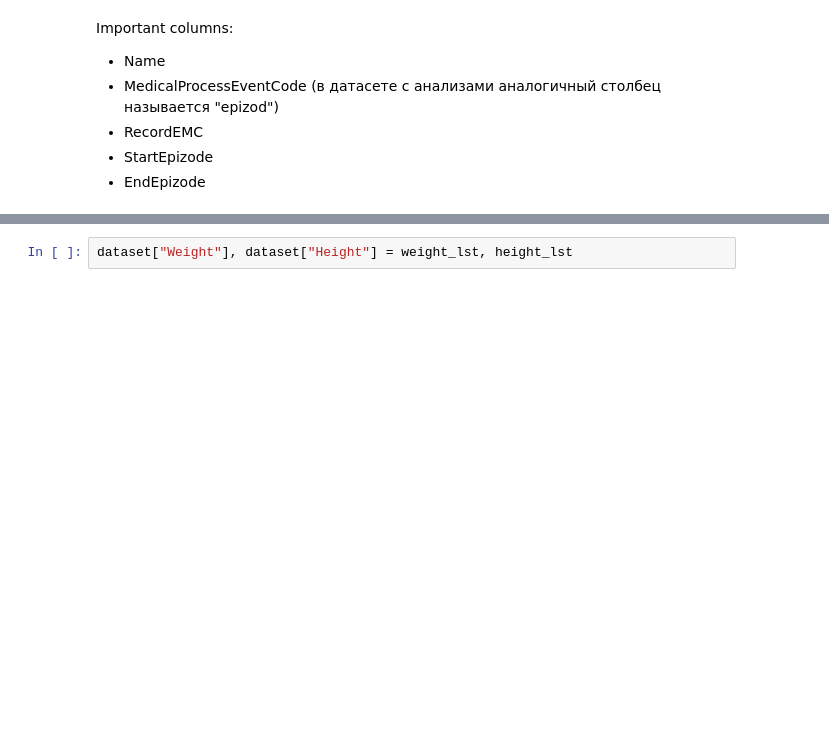
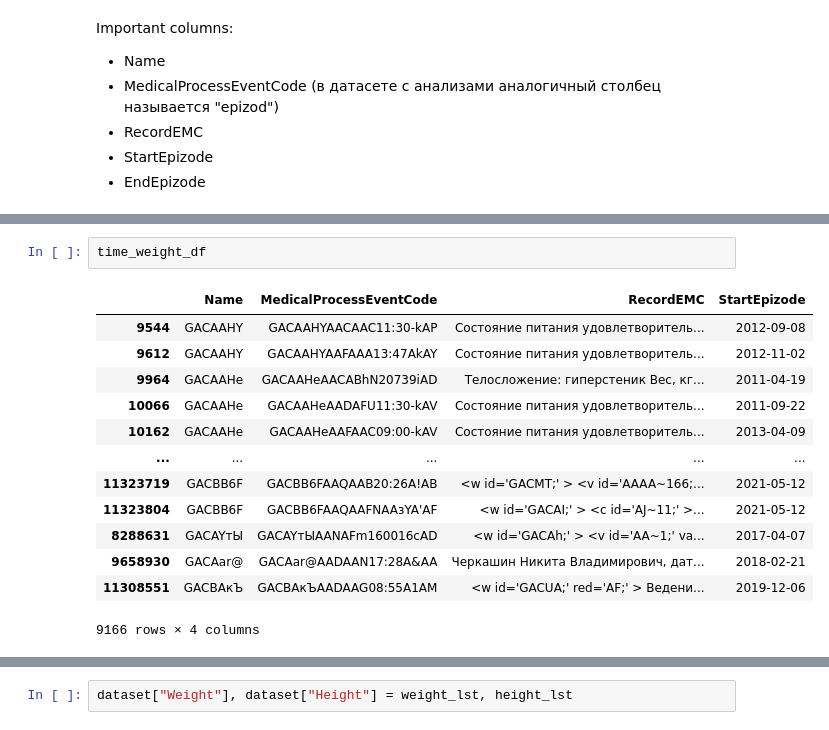
Before and after one commit to alex-mat-s/ITMO_MedicalStatistics, a Jupyter notebook: Project_DataPreprocessing.ipynb, the cells around one changed output, grey strips where cells are left out. Cells and saved outputs as stored; diff of their text form; blank space fills up the shorter version.

```diff
--- a/Project_DataPreprocessing.ipynb
+++ b/Project_DataPreprocessing.ipynb
@@ -428,0 +490,16 @@ dataset.iloc[3, 2]
+# %%
+time_weight_df
+# %% [output]
+|  | Name | MedicalProcessEventCode | RecordEMC | StartEpizode |
+| 9544 | GACAAHY | GACAAHYAACAAC11:30-kAP | Состояние питания удовлетворитель... | 2012-09-08 |
+| 9612 | GACAAHY | GACAAHYAAFAAA13:47AkAY | Состояние питания удовлетворитель... | 2012-11-02 |
+| 9964 | GACAAHe | GACAAHeAACABhN20739iAD | Телосложение: гиперстеник Вес, кг... | 2011-04-19 |
+| 10066 | GACAAHe | GACAAHeAADAFU11:30-kAV | Состояние питания удовлетворитель... | 2011-09-22 |
+| 10162 | GACAAHe | GACAAHeAAFAAC09:00-kAV | Состояние питания удовлетворитель... | 2013-04-09 |
+| ... | ... | ... | ... | ... |
+| 11323719 | GACBB6F | GACBB6FAAQAAB20:26A!AB | <w id='GACMT;' > <v id='AAAA~166;... | 2021-05-12 |
+| 11323804 | GACBB6F | GACBB6FAAQAAFNAAзYA'AF | <w id='GACAI;' > <c id='AJ~11;' >... | 2021-05-12 |
+| 8288631 | GACAYтЫ | GACAYтЫAANAFm160016cAD | <w id='GACAh;' > <v id='AA~1;' va... | 2017-04-07 |
+| 9658930 | GACAar@ | GACAar@AADAAN17:28A&AA | Черкашин Никита Владимирович, дат... | 2018-02-21 |
+| 11308551 | GACBAкЪ | GACBAкЪAADAAG08:55A1AM | <w id='GACUA;' red='AF;' > Ведени... | 2019-12-06 |
+9166 rows × 4 columns
```
Also changed, not shown: parts of 23 cells of this notebook.
